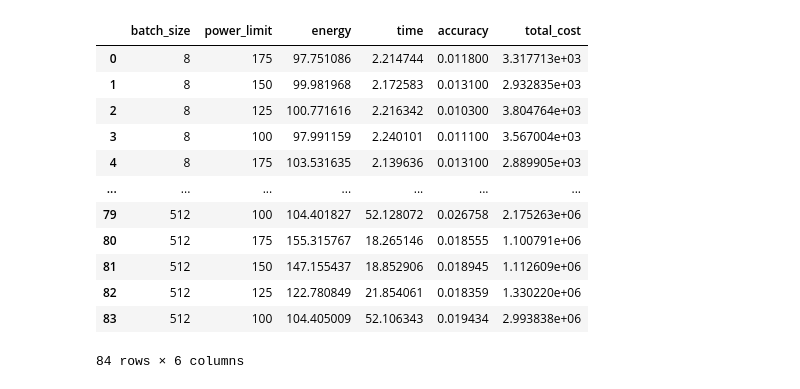
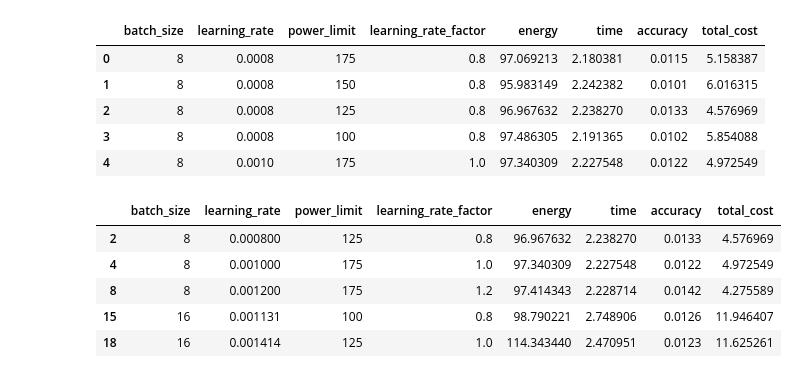
Before and after one commit to matchaginseng/automatic-bassoon, a Jupyter notebook: plots/lr_profiler_sweep.ipynb, the cells around one changed output. Cells and saved outputs as stored; diff of their text form; code cells hidden in the pictures.

```diff
--- a/plots/lr_profiler_sweep.ipynb
+++ b/plots/lr_profiler_sweep.ipynb
@@ -14,9 +12,10 @@ history = eval(open(history_file).read())
 # %%
-# TODO: Add learning rate
 def convert_HistoryEntry_to_dict(h_entry):
     dict = {
         'batch_size': h_entry.bs,
+        'learning_rate': h_entry.lr,
         'power_limit': h_entry.pl,
+        'learning_rate_factor': h_entry.factor,
         'energy': h_entry.energy,
         'time': h_entry.time,
         'accuracy': h_entry.accuracy,
@@ -27,19 +26,24 @@ def convert_HistoryEntry_to_dict(h_entry):
 history_list = [convert_HistoryEntry_to_dict(he) for he in history]
 # %%
 history_df = pd.DataFrame(history_list)
-history_df
+history_df.head()
 # %% [output]
-|  | batch_size | power_limit | energy | time | accuracy | total_cost |
-| 0 | 8 | 175 | 97.751086 | 2.214744 | 0.011800 | 3.317713e+03 |
-| 1 | 8 | 150 | 99.981968 | 2.172583 | 0.013100 | 2.932835e+03 |
-| 2 | 8 | 125 | 100.771616 | 2.216342 | 0.010300 | 3.804764e+03 |
-| 3 | 8 | 100 | 97.991159 | 2.240101 | 0.011100 | 3.567004e+03 |
-| 4 | 8 | 175 | 103.531635 | 2.139636 | 0.013100 | 2.889905e+03 |
-| ... | ... | ... | ... | ... | ... | ... |
-| 79 | 512 | 100 | 104.401827 | 52.128072 | 0.026758 | 2.175263e+06 |
-| 80 | 512 | 175 | 155.315767 | 18.265146 | 0.018555 | 1.100791e+06 |
-| 81 | 512 | 150 | 147.155437 | 18.852906 | 0.018945 | 1.112609e+06 |
-| 82 | 512 | 125 | 122.780849 | 21.854061 | 0.018359 | 1.330220e+06 |
-| 83 | 512 | 100 | 104.405009 | 52.106343 | 0.019434 | 2.993838e+06 |
+|  | batch_size | learning_rate | power_limit | learning_rate_factor | energy | time | accuracy | total_cost |
+| 0 | 8 | 0.0008 | 175 | 0.8 | 97.069213 | 2.180381 | 0.0115 | 5.158387 |
+| 1 | 8 | 0.0008 | 150 | 0.8 | 95.983149 | 2.242382 | 0.0101 | 6.016315 |
+| 2 | 8 | 0.0008 | 125 | 0.8 | 96.967632 | 2.238270 | 0.0133 | 4.576969 |
+| 3 | 8 | 0.0008 | 100 | 0.8 | 97.486305 | 2.191365 | 0.0102 | 5.854088 |
+| 4 | 8 | 0.0010 | 175 | 1.0 | 97.340309 | 2.227548 | 0.0122 | 4.972549 |
-84 rows × 6 columns
+# %%
+# For each (bs, lr) pair, get power limit with min total_cost
+# https://stackoverflow.com/questions/15705630/get-the-rows-which-have-the-max-value-in-groups-using-groupby
+cost_idx = history_df.groupby(['batch_size', 'learning_rate_factor'])['total_cost'].transform(min) == history_df['total_cost']
+history_df[cost_idx].head()
+# %% [output]
+|  | batch_size | learning_rate | power_limit | learning_rate_factor | energy | time | accuracy | total_cost |
+| 2 | 8 | 0.000800 | 125 | 0.8 | 96.967632 | 2.238270 | 0.0133 | 4.576969 |
+| 4 | 8 | 0.001000 | 175 | 1.0 | 97.340309 | 2.227548 | 0.0122 | 4.972549 |
+| 8 | 8 | 0.001200 | 175 | 1.2 | 97.414343 | 2.228714 | 0.0142 | 4.275589 |
+| 15 | 16 | 0.001131 | 100 | 0.8 | 98.790221 | 2.748906 | 0.0126 | 11.946407 |
+| 18 | 16 | 0.001414 | 125 | 1.0 | 114.343440 | 2.470951 | 0.0123 | 11.625261 |
 # %%
```
Also changed, not shown: parts of 19 cells of this notebook, 4 other files.
